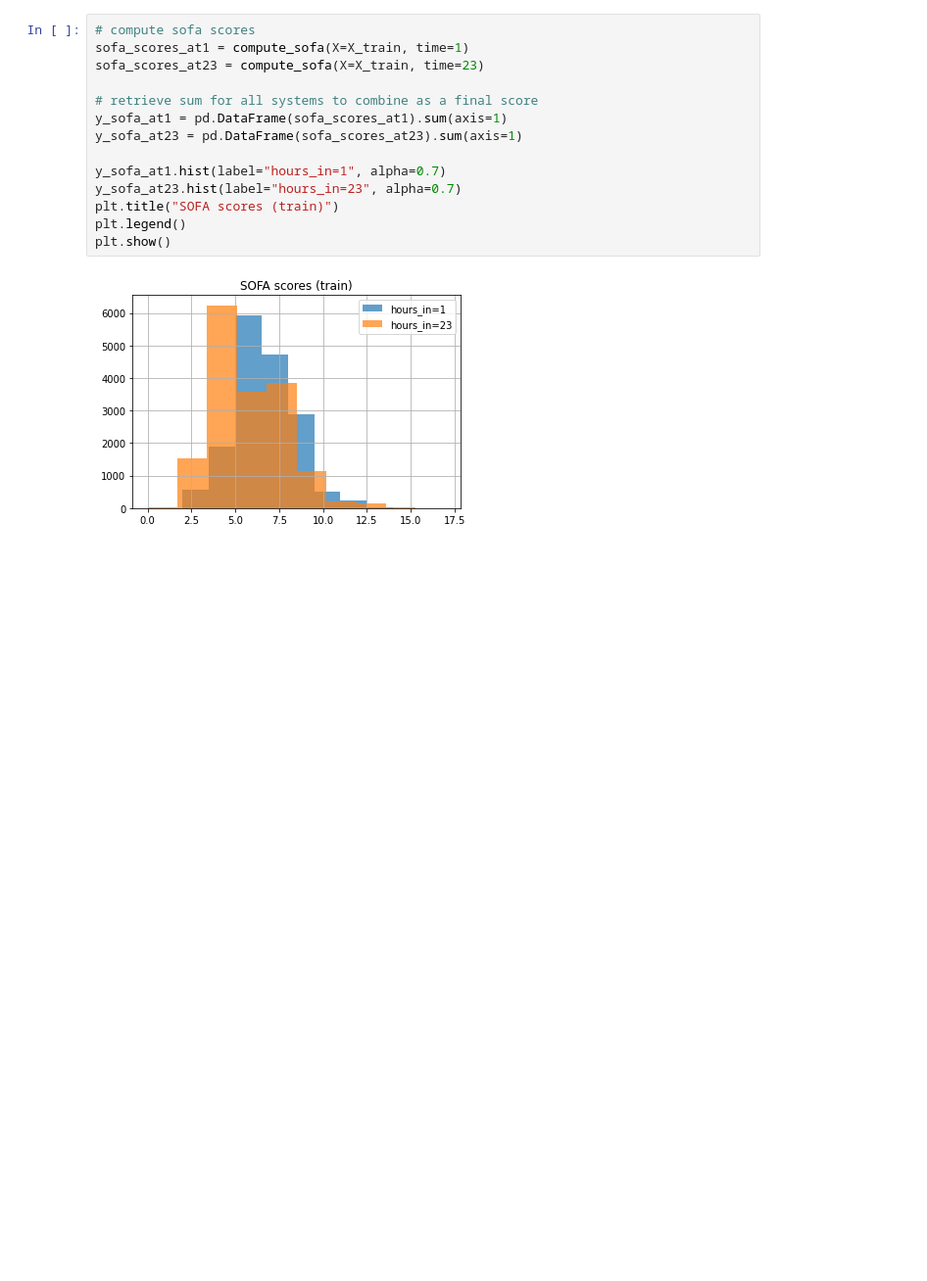
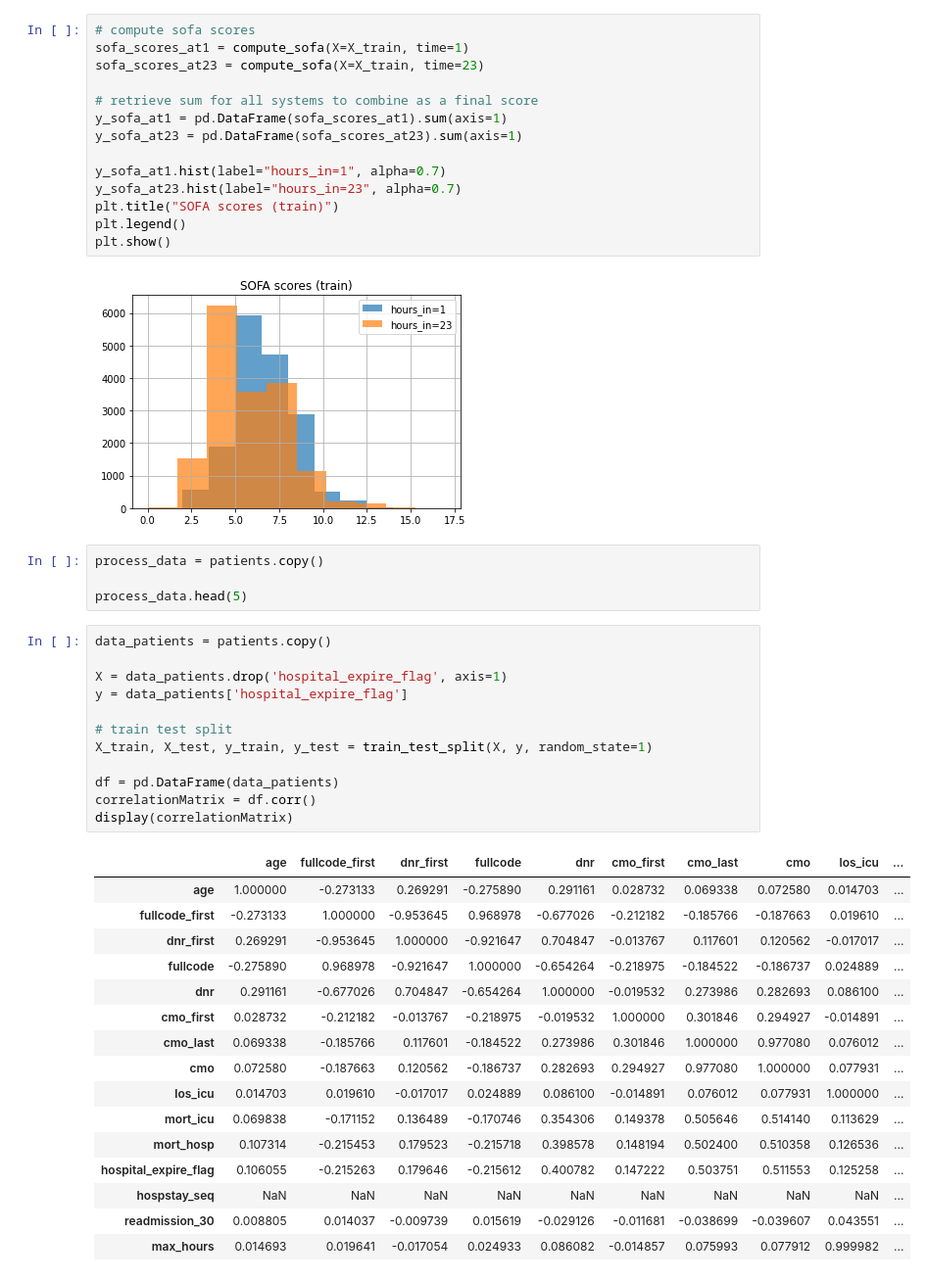
Before and after one commit to danielvanz/Citi, a Jupyter notebook: data_introduction.ipynb, the cells around one changed output. Shown at 98% size. Cells and saved outputs as stored; diff of their text form; blank space fills up the shorter version.

Commit message:
Correlation Matrix
Also working on transforming data from Strings to numerical where possible.

```diff
--- a/data_introduction.ipynb
+++ b/data_introduction.ipynb
@@ -287,3 +291,36 @@ plt.legend()
 plt.show()
 # %% [output]
 [figure]
+# %%
+process_data = patients.copy()
+
+process_data.head(5)
+# %%
+data_patients = patients.copy()
+
+X = data_patients.drop('hospital_expire_flag', axis=1)
+y = data_patients['hospital_expire_flag']
+
+# train test split
+X_train, X_test, y_train, y_test = train_test_split(X, y, random_state=1)
+
+df = pd.DataFrame(data_patients)
+correlationMatrix = df.corr()
+display(correlationMatrix)
+# %% [output]
+|  | age | fullcode_first | dnr_first | fullcode | dnr | cmo_first | cmo_last | cmo | los_icu | ... |
+| age | 1.000000 | -0.273133 | 0.269291 | -0.275890 | 0.291161 | 0.028732 | 0.069338 | 0.072580 | 0.014703 | ... |
+| fullcode_first | -0.273133 | 1.000000 | -0.953645 | 0.968978 | -0.677026 | -0.212182 | -0.185766 | -0.187663 | 0.019610 | ... |
+| dnr_first | 0.269291 | -0.953645 | 1.000000 | -0.921647 | 0.704847 | -0.013767 | 0.117601 | 0.120562 | -0.017017 | ... |
+| fullcode | -0.275890 | 0.968978 | -0.921647 | 1.000000 | -0.654264 | -0.218975 | -0.184522 | -0.186737 | 0.024889 | ... |
+| dnr | 0.291161 | -0.677026 | 0.704847 | -0.654264 | 1.000000 | -0.019532 | 0.273986 | 0.282693 | 0.086100 | ... |
+| cmo_first | 0.028732 | -0.212182 | -0.013767 | -0.218975 | -0.019532 | 1.000000 | 0.301846 | 0.294927 | -0.014891 | ... |
+| cmo_last | 0.069338 | -0.185766 | 0.117601 | -0.184522 | 0.273986 | 0.301846 | 1.000000 | 0.977080 | 0.076012 | ... |
+| cmo | 0.072580 | -0.187663 | 0.120562 | -0.186737 | 0.282693 | 0.294927 | 0.977080 | 1.000000 | 0.077931 | ... |
+| los_icu | 0.014703 | 0.019610 | -0.017017 | 0.024889 | 0.086100 | -0.014891 | 0.076012 | 0.077931 | 1.000000 | ... |
+| mort_icu | 0.069838 | -0.171152 | 0.136489 | -0.170746 | 0.354306 | 0.149378 | 0.505646 | 0.514140 | 0.113629 | ... |
+| mort_hosp | 0.107314 | -0.215453 | 0.179523 | -0.215718 | 0.398578 | 0.148194 | 0.502400 | 0.510358 | 0.126536 | ... |
+| hospital_expire_flag | 0.106055 | -0.215263 | 0.179646 | -0.215612 | 0.400782 | 0.147222 | 0.503751 | 0.511553 | 0.125258 | ... |
+| hospstay_seq | NaN | NaN | NaN | NaN | NaN | NaN | NaN | NaN | NaN | ... |
+| readmission_30 | 0.008805 | 0.014037 | -0.009739 | 0.015619 | -0.029126 | -0.011681 | -0.038699 | -0.039607 | 0.043551 | ... |
+| max_hours | 0.014693 | 0.019641 | -0.017054 | 0.024933 | 0.086082 | -0.014857 | 0.075993 | 0.077912 | 0.999982 | ... |
```
Also changed, not shown: parts of 3 cells of this notebook.
